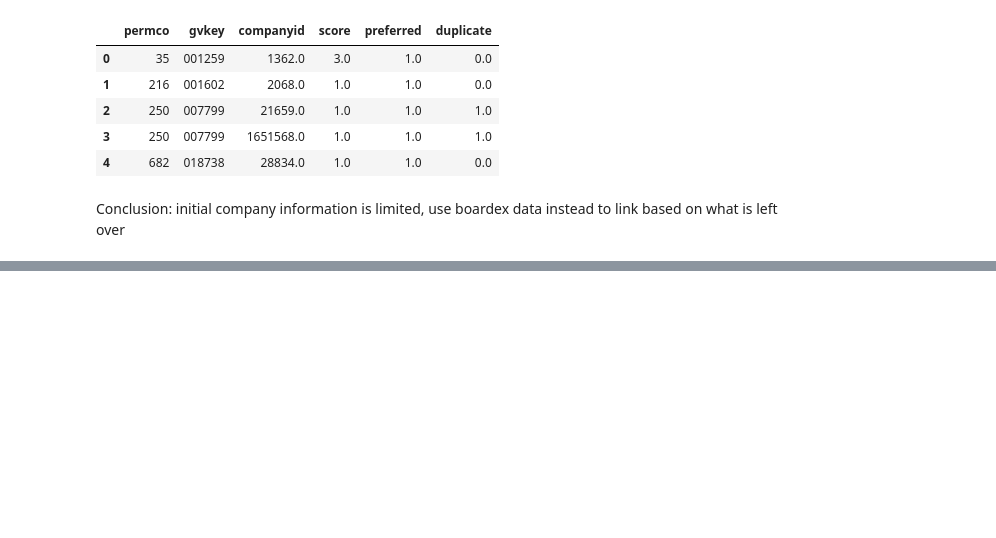
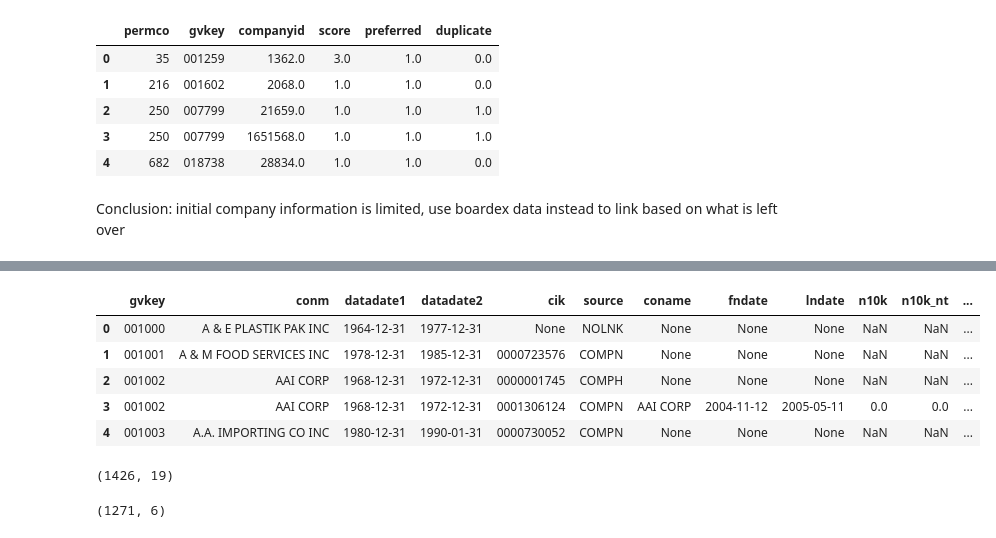
Before and after one commit to PeterHuGC/Imperial_Dissertation_Research, a Jupyter notebook: 2.Initial_Graph_Building/4.WRDS_data_mapping.ipynb, the cells around one changed output, grey strips where cells are left out. Drawn from its saved outputs; the diff is of its cells as text; code cells hidden in the pictures; blank space fills up the shorter version.

Commit message:
Added metadata for SEC and Boardex

```diff
--- a/2.Initial_Graph_Building/4.WRDS_data_mapping.ipynb
+++ b/2.Initial_Graph_Building/4.WRDS_data_mapping.ipynb
@@ -367,0 +394,9 @@ Use these to match the details here.
+# %%
+conn.get_table(library='wrdssec', table='wciklink_gvkey', obs=5)
+# %% [output]
+|  | gvkey | conm | datadate1 | datadate2 | cik | source | coname | fndate | lndate | n10k | n10k_nt | ... |
+| 0 | 001000 | A & E PLASTIK PAK INC | 1964-12-31 | 1977-12-31 | None | NOLNK | None | None | None | NaN | NaN | ... |
+| 1 | 001001 | A & M FOOD SERVICES INC | 1978-12-31 | 1985-12-31 | 0000723576 | COMPN | None | None | None | NaN | NaN | ... |
+| 2 | 001002 | AAI CORP | 1968-12-31 | 1972-12-31 | 0000001745 | COMPH | None | None | None | NaN | NaN | ... |
+| 3 | 001002 | AAI CORP | 1968-12-31 | 1972-12-31 | 0001306124 | COMPN | AAI CORP | 2004-11-12 | 2005-05-11 | 0.0 | 0.0 | ... |
+| 4 | 001003 | A.A. IMPORTING CO INC | 1980-12-31 | 1990-01-31 | 0000730052 | COMPN | None | None | None | NaN | NaN | ... |
@@ -367,0 +415,8 @@ Use these to match the details here.
+# %%
+sec_cik_df.shape
+# %% [output]
+(1426, 19)
+# %%
+boardex_us_data_df.shape
+# %% [output]
+(1271, 6)
```
Also changed, not shown: parts of 9 cells of this notebook, 6 other files.
